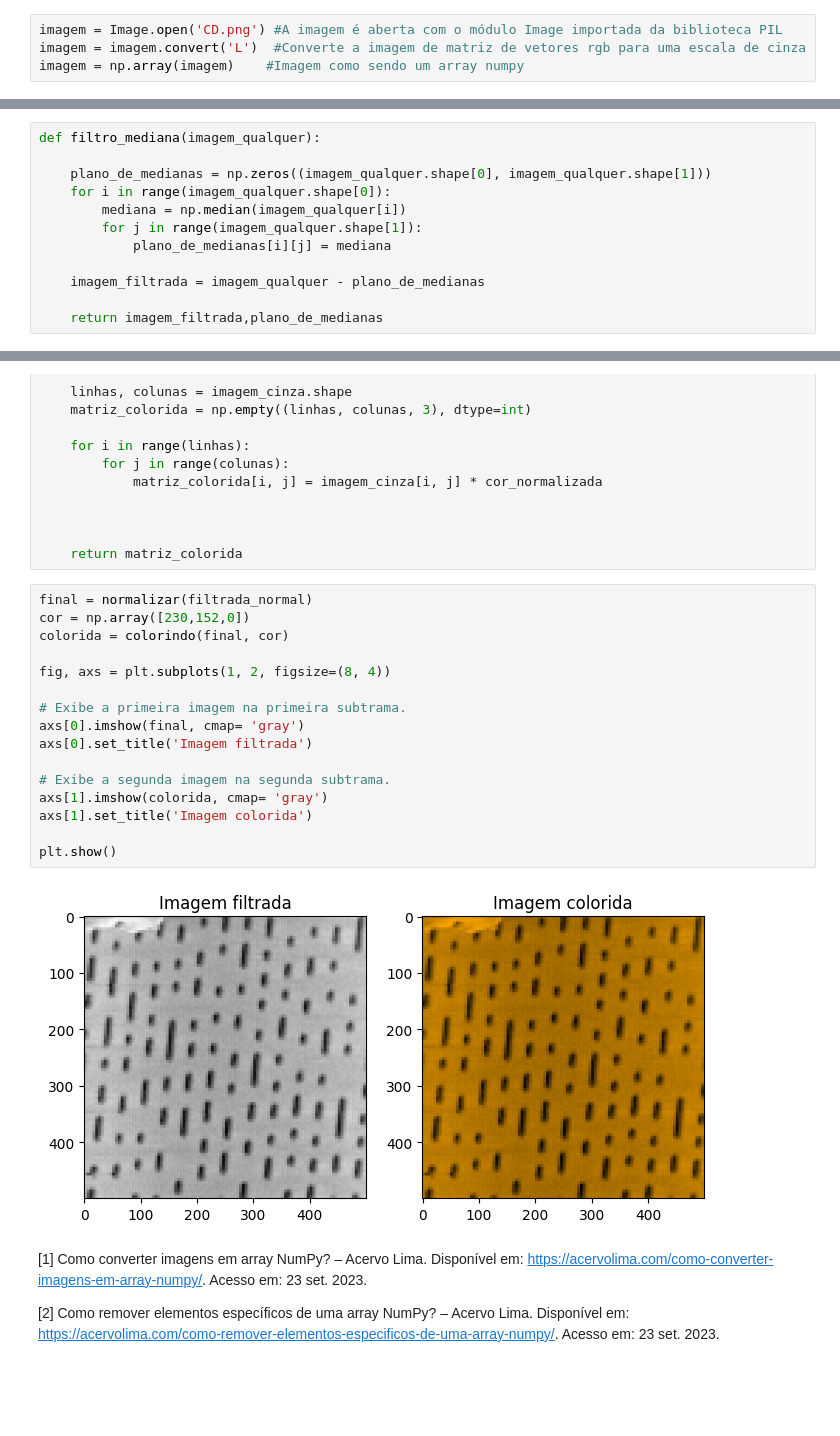
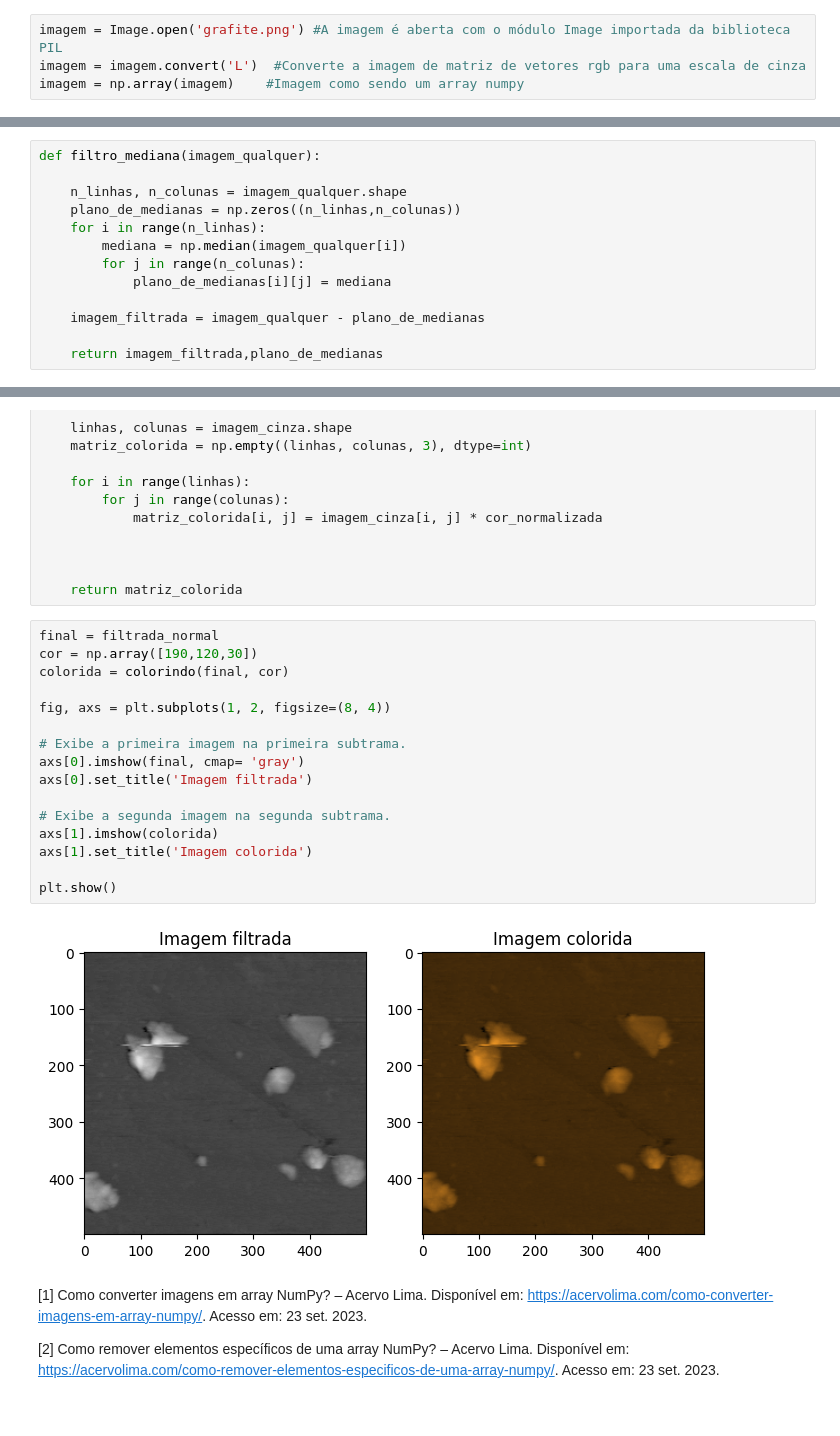
Before and after one commit to joseDavid23038/do_gwyddion_ao_python, a Jupyter notebook: Entendendo os mecanismos/Entendendo os mecanismo.ipynb, the cells around one changed output, grey strips where cells are left out. Drawn from its saved outputs; the diff is of its cells as text.

```diff
--- a/Entendendo os mecanismos/Entendendo os mecanismo.ipynb
+++ b/Entendendo os mecanismos/Entendendo os mecanismo.ipynb
@@ -12,7 +12,7 @@ import matplotlib.pyplot as plt
 # %% [markdown]
 A célula abaixo realiza o carregamento da imagem a ser trabalhada. Você pode adicionar nessa mesma pasta uma outra imagem de AFM ou STM, caso queira, para poder acompanhar os processos de tratamento
 # %%
-imagem = Image.open('CD.png') #A imagem é aberta com o módulo Image importada da biblioteca PIL
+imagem = Image.open('grafite.png') #A imagem é aberta com o módulo Image importada da biblioteca PIL
 imagem = imagem.convert('L')  #Converte a imagem de matriz de vetores rgb para uma escala de cinza
 imagem = np.array(imagem)    #Imagem como sendo um array numpy
 # %% [markdown]
@@ -102,10 +102,11 @@ $$
 # %%
 def filtro_mediana(imagem_qualquer):
 
-    plano_de_medianas = np.zeros((imagem_qualquer.shape[0], imagem_qualquer.shape[1]))
-    for i in range(imagem_qualquer.shape[0]):
+    n_linhas, n_colunas = imagem_qualquer.shape
+    plano_de_medianas = np.zeros((n_linhas,n_colunas))
+    for i in range(n_linhas):
         mediana = np.median(imagem_qualquer[i])
-        for j in range(imagem_qualquer.shape[1]):
+        for j in range(n_colunas):
             plano_de_medianas[i][j] = mediana
 
     imagem_filtrada = imagem_qualquer - plano_de_medianas
@@ -162,23 +163,23 @@ def colorindo(imagem_cinza, matriz_cor):
 
     return matriz_colorida
 # %%
-final = normalizar(filtrada_normal)
-cor = np.array([230,152,0])
+final = filtrada_normal
+cor = np.array([190,120,30])
 colorida = colorindo(final, cor)
 
 fig, axs = plt.subplots(1, 2, figsize=(8, 4))
 
 # Exibe a primeira imagem na primeira subtrama.
 axs[0].imshow(final, cmap= 'gray')
 axs[0].set_title('Imagem filtrada')
 
 # Exibe a segunda imagem na segunda subtrama.
-axs[1].imshow(colorida, cmap= 'gray')
+axs[1].imshow(colorida)
 axs[1].set_title('Imagem colorida')
 
 plt.show()
 # %% [output]
-[figure, old version]
+[figure, new version]
 # %% [markdown]
 [1] Como converter imagens em array NumPy? – Acervo Lima. Disponível em: <https://acervolima.com/como-converter-imagens-em-array-numpy/>. Acesso em: 23 set. 2023.
 
```
Also changed, not shown: parts of 7 cells of this notebook.
